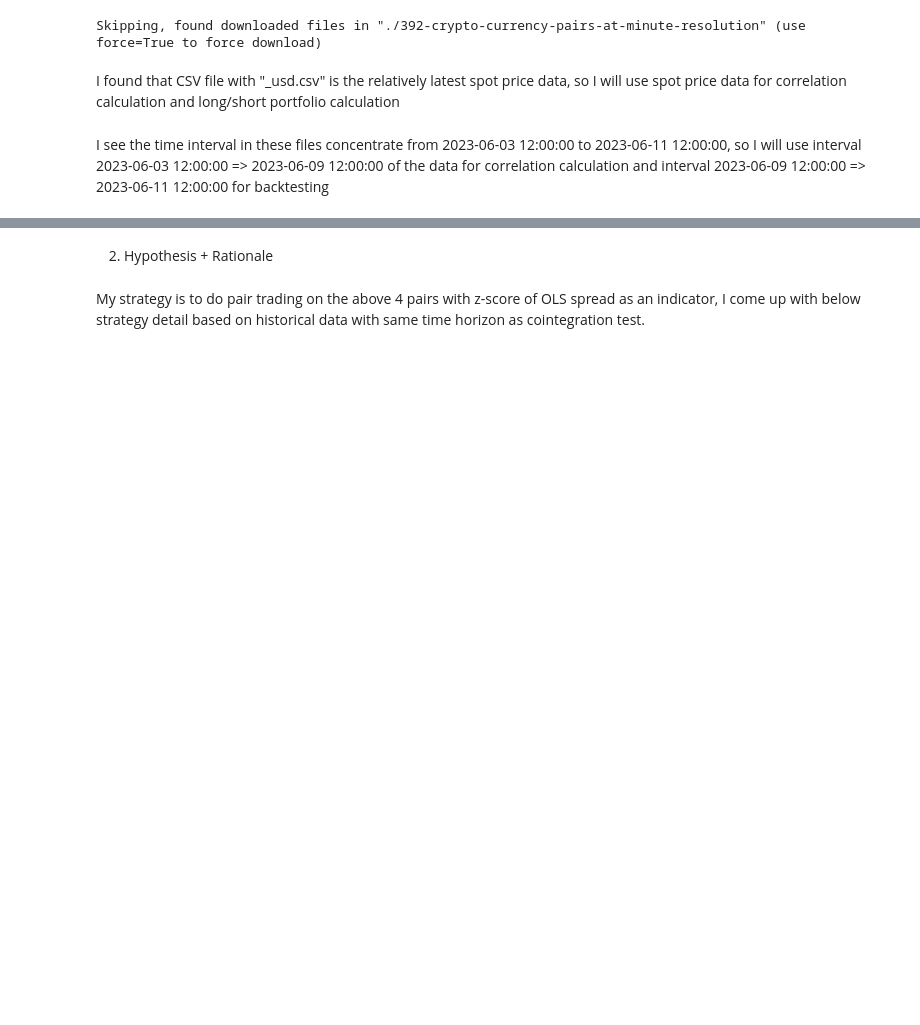
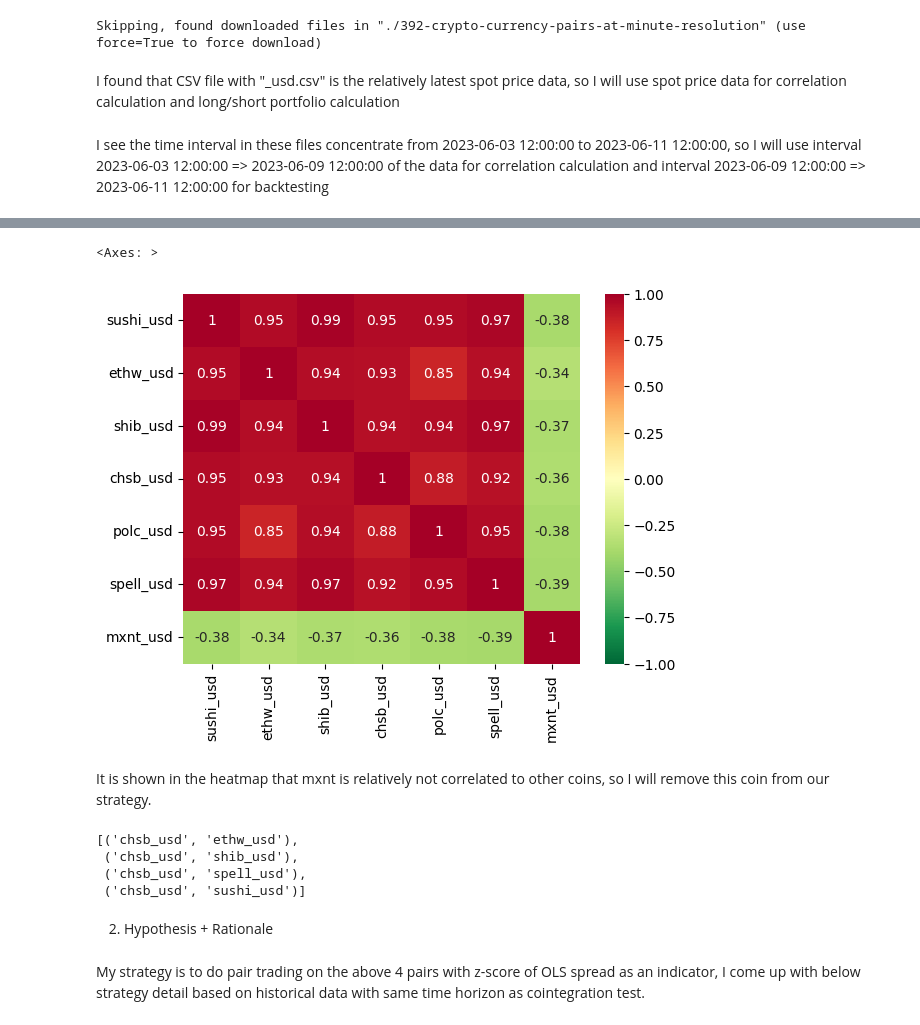
Before and after one commit to Hansen-chen/Crypto_Pairs-Trading-and-Event-Driven-Backtesting, a Jupyter notebook: crypto_strategy_and_backtest.ipynb, the cells around one changed output, grey strips where cells are left out. Drawn from its saved outputs; the diff is of its cells as text; code cells hidden in the pictures; blank space fills up the shorter version.

```diff
--- a/crypto_strategy_and_backtest.ipynb
+++ b/crypto_strategy_and_backtest.ipynb
@@ -100,3 +157,26 @@ spot_df_corr_test = spot_df[(spot_df.index >= start_time) & (spot_df.index <= en
+# %%
+#use heatmap to show the correlation between each pair of crypto
+seaborn.heatmap(
+    pair_correlations,
+    xticklabels=pair_correlations.columns,
+    yticklabels=pair_correlations.columns,
+    cmap='RdYlGn_r',
+    annot=True,
+    vmin=-1,
+    vmax=1)
+# %% [output]
+<Axes: >
+[figure, added]
+# %% [markdown]
+It is shown in the heatmap that mxnt is relatively not correlated to other coins, so I will remove this coin from our strategy.
+# %%
+final_pairs = [pair for pair in pairs if not ("mxnt_usd" in pair)]
+final_pairs
+# %% [output]
+[('chsb_usd', 'ethw_usd'),
+ ('chsb_usd', 'shib_usd'),
+ ('chsb_usd', 'spell_usd'),
+ ('chsb_usd', 'sushi_usd')]
 # %% [markdown]
 2. Hypothesis + Rationale
 # %% [markdown]
```
Also changed, not shown: parts of 24 cells of this notebook.
